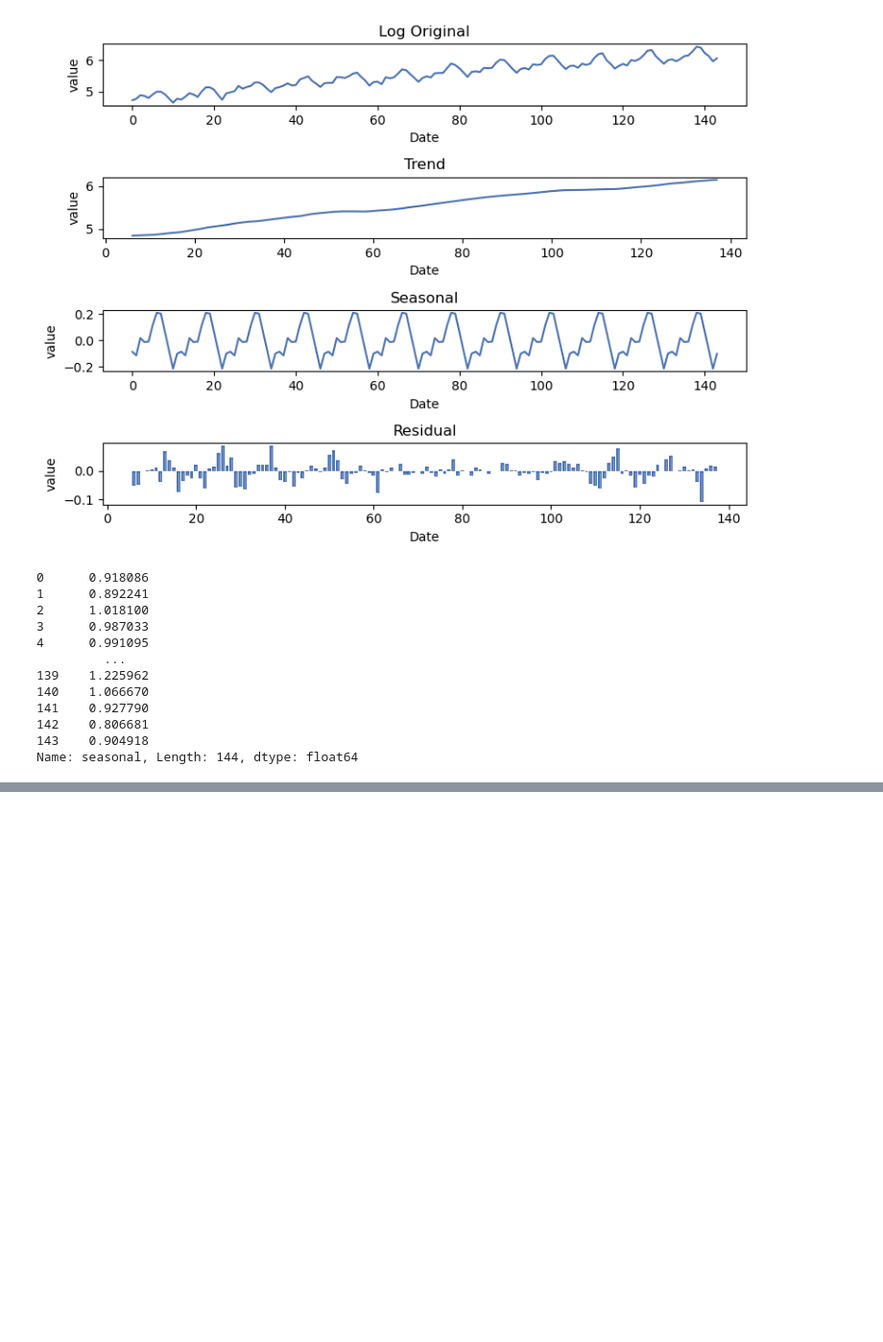
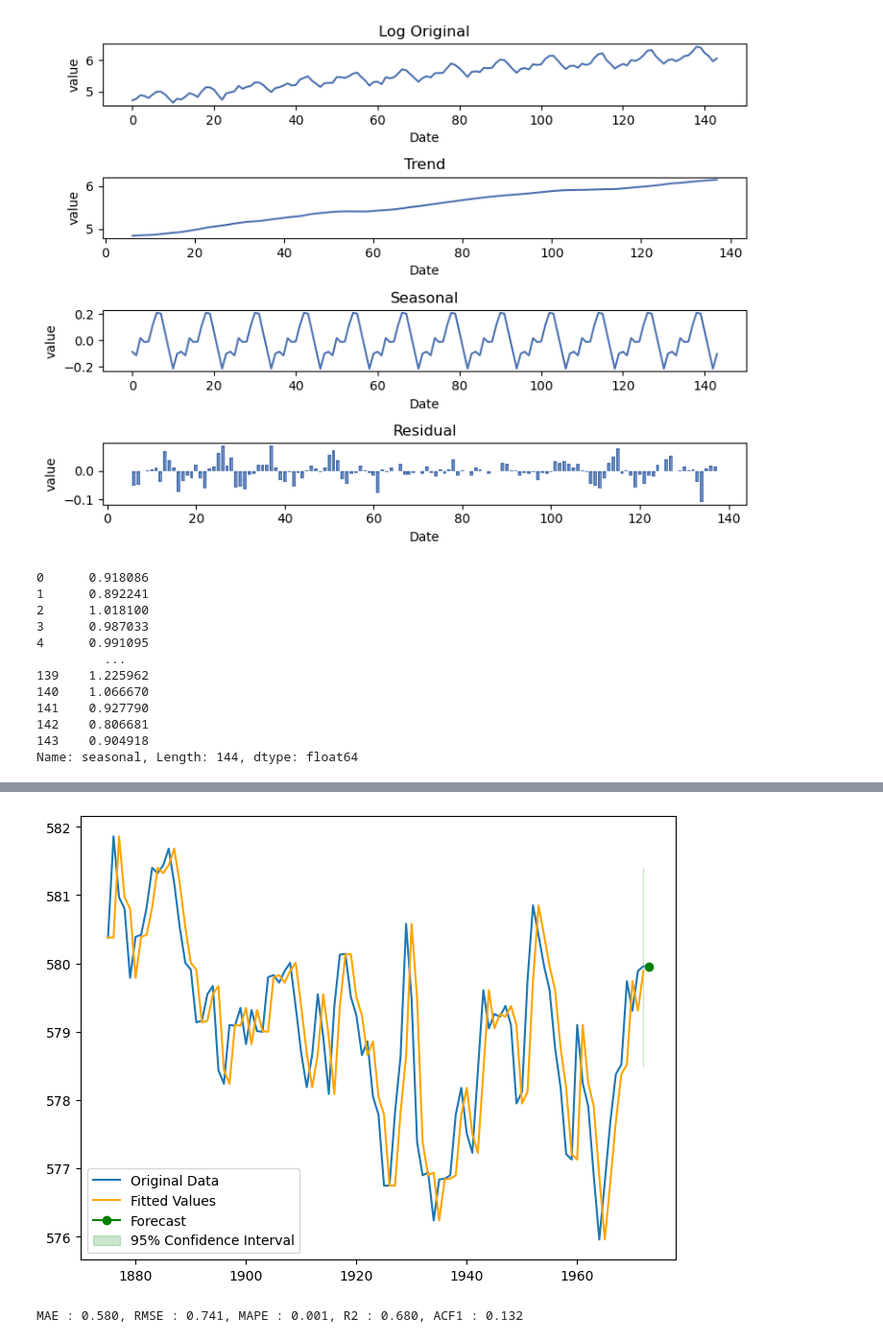
Before and after one commit to klee30810/ADP-study, a Jupyter notebook: stats/kwak/Chap 11. 시계열분석.ipynb, the cells around one changed output, grey strips where cells are left out. Shown at 96% size. Cells and saved outputs as stored; diff of their text form; code cells hidden in the pictures; blank space fills up the shorter version.

```diff
--- a/stats/kwak/Chap 11. 시계열분석.ipynb
+++ b/stats/kwak/Chap 11. 시계열분석.ipynb
@@ -228,0 +283,44 @@ Name: seasonal, Length: 144, dtype: float64
+# %%
+## 신뢰구간
+# 잔차와 분산 계산
+residuals = huron['value'] - simple_exp_fit.fittedvalues
+residual_variance = np.var(residuals, ddof=1)
+std_error = np.sqrt(residual_variance)
+
+# 신뢰구간 계산
+z_value = stats.norm.ppf(0.975)  # 95% 신뢰구간
+confidence_interval = z_value * std_error
+
+# 신뢰구간 범위 생성
+forecast_steps = 1
+forecast = simple_exp_fit.forecast(steps=forecast_steps)
+forecast_index = pd.date_range(start=huron.index[-1] + pd.Timedelta(days=1), periods=forecast_steps)
+lower_bound = forecast - confidence_interval
+upper_bound = forecast + confidence_interval
+
+# 신뢰구간 시각화
+plt.figure(figsize=(8, 6))
+plt.plot(huron, label='Original Data')
+plt.plot(simple_exp_fit.fittedvalues, label='Fitted Values', color='orange')
+plt.plot(forecast, label='Forecast', color='green', marker='o')
+plt.fill_between(forecast_index, lower_bound, upper_bound, color='green', alpha=0.2, label='95% Confidence Interval')
+plt.legend()
+plt.show()
+# %% [output]
+[figure, added]
+# %%
+from sklearn.metrics import mean_absolute_error, mean_squared_error, mean_absolute_percentage_error, r2_score
+
+## 모델 평가
+# 정확도 : 학습데이터와 예측값 잔차분석
+mae = mean_absolute_error(huron['value'], simple_exp_fit.fittedvalues)
+rmse = np.sqrt(mean_squared_error(huron['value'], simple_exp_fit.fittedvalues))
+mape = mean_absolute_percentage_error(huron['value'], simple_exp_fit.fittedvalues)
+r2 = r2_score(huron['value'], simple_exp_fit.fittedvalues)
+
+# Residual autocorrelation (lag-1)
+acf1 = pd.Series(residuals).autocorr(lag=1)
+
+print(f"MAE : {mae:.3f}, RMSE : {rmse:.3f}, MAPE : {mape:.3f}, R2 : {r2:.3f}, ACF1 : {acf1:.3f}")
+# %% [output]
+MAE : 0.580, RMSE : 0.741, MAPE : 0.001, R2 : 0.680, ACF1 : 0.132
```
Also changed, not shown: parts of 8 cells of this notebook.
